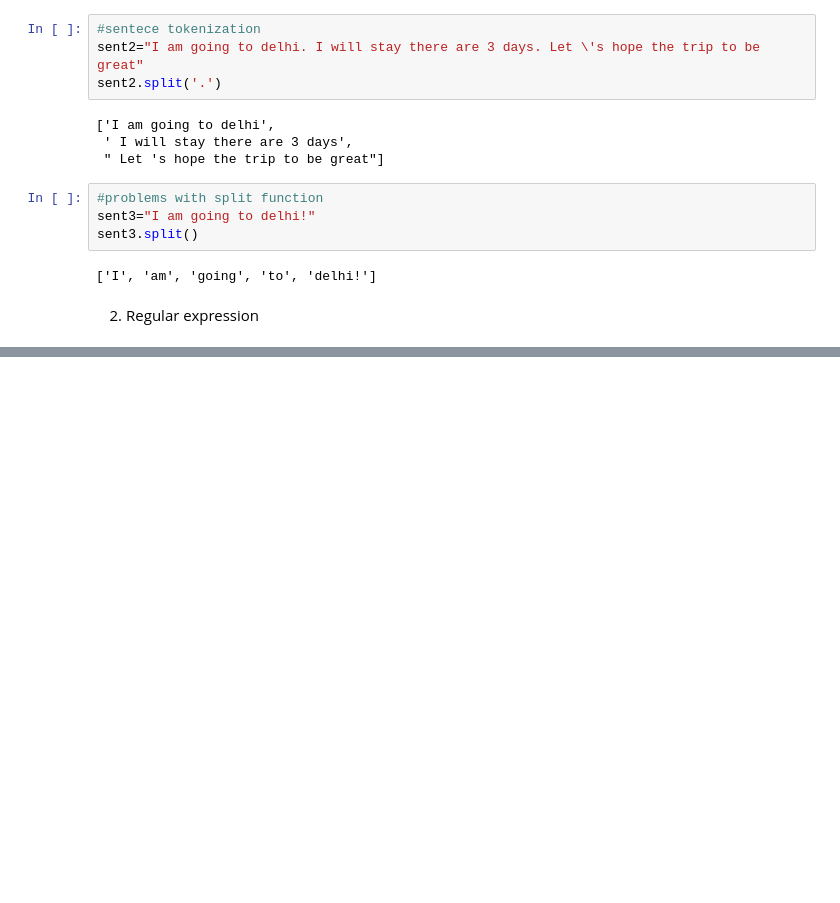
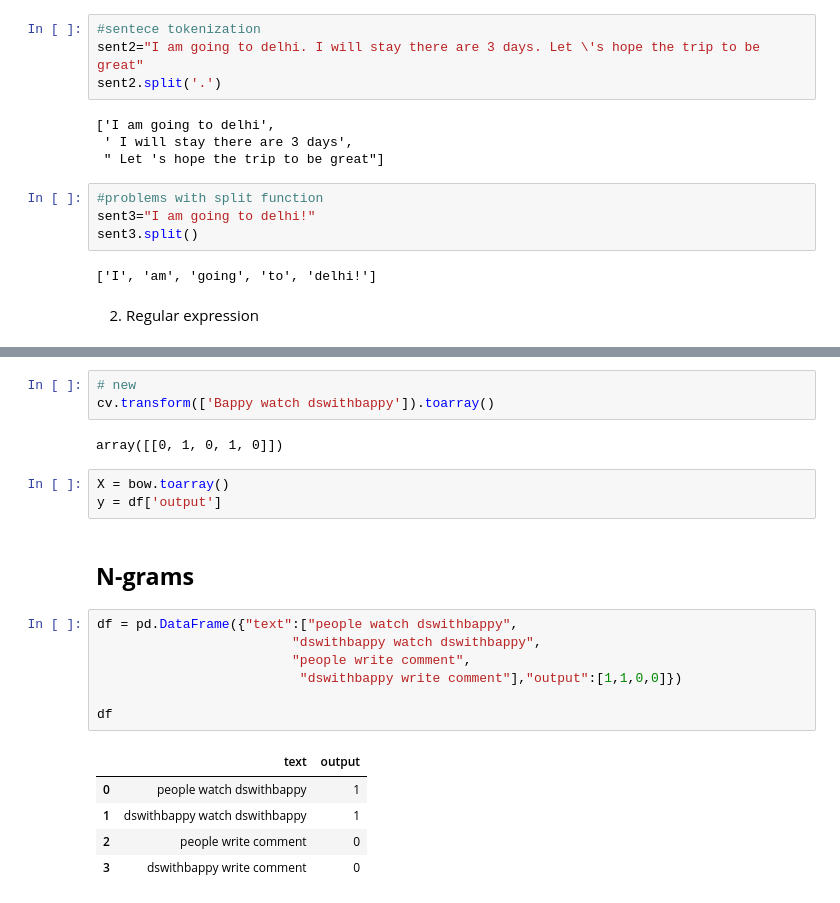
Before and after one commit to npoluri1/GitForLearning, a Jupyter notebook: TextPreprocssing.ipynb, the cells around one changed output, grey strips where cells are left out. Drawn from its saved outputs; the diff is of its cells as text; blank space fills up the shorter version.

```diff
--- a/TextPreprocssing.ipynb
+++ b/TextPreprocssing.ipynb
@@ -378,0 +584,23 @@ sent3.split()
+# %%
+# new
+cv.transform(['Bappy watch dswithbappy']).toarray()
+# %% [output]
+array([[0, 1, 0, 1, 0]])
+# %%
+X = bow.toarray()
+y = df['output']
+# %% [markdown]
+## **N-grams**
+# %%
+df = pd.DataFrame({"text":["people watch dswithbappy",
+                         "dswithbappy watch dswithbappy",
+                         "people write comment",
+                          "dswithbappy write comment"],"output":[1,1,0,0]})
+
+df
+# %% [output]
+|  | text | output |
+| 0 | people watch dswithbappy | 1 |
+| 1 | dswithbappy watch dswithbappy | 1 |
+| 2 | people write comment | 0 |
+| 3 | dswithbappy write comment | 0 |
```
Also changed, not shown: parts of 33 cells of this notebook.
